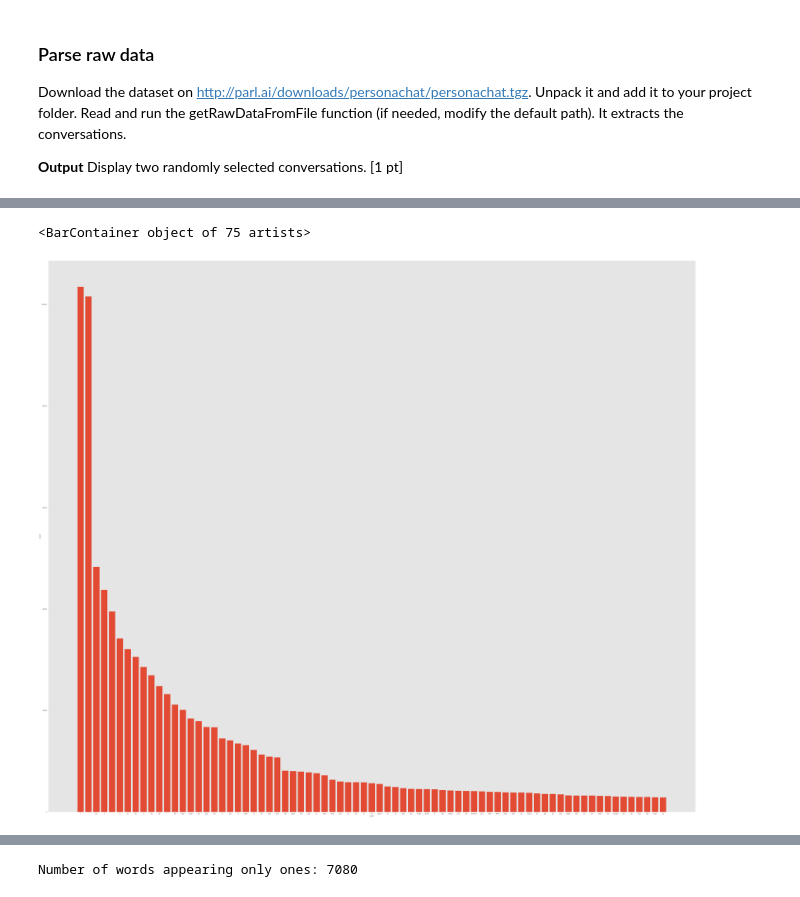
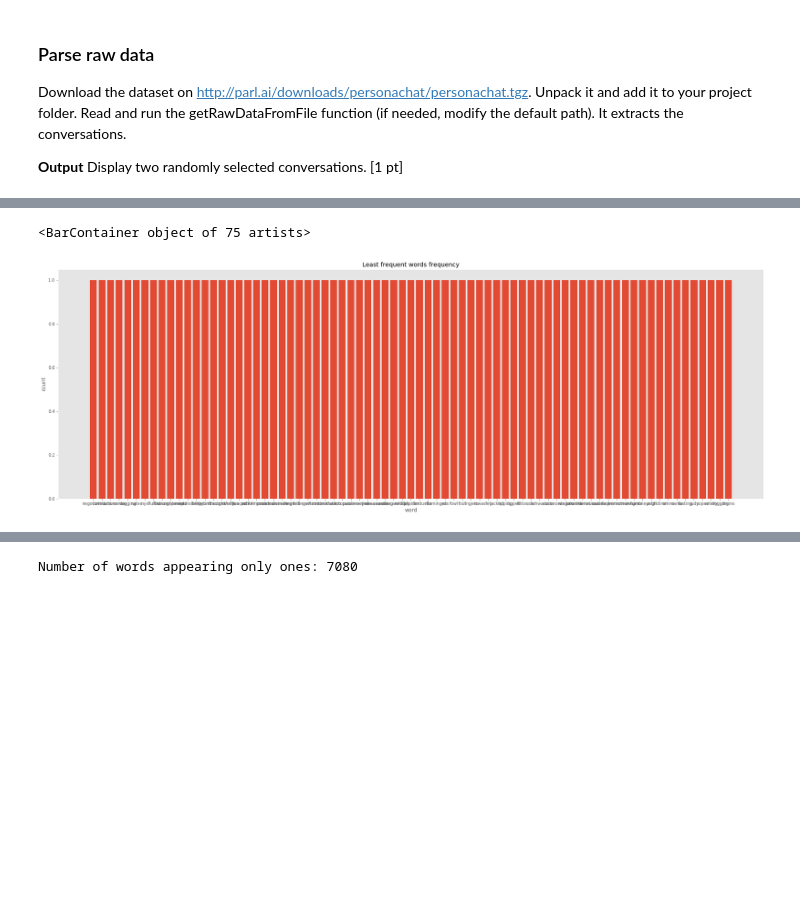
Before and after one commit to mikanikos/ANN-Chatbot, a Jupyter notebook: andrea/miniproject2_ChatBot.ipynb, the cells around one changed output, grey strips where cells are left out. Drawn from its saved outputs; the diff is of its cells as text; code cells hidden in the pictures; blank space fills up the shorter version.

```diff
--- a/andrea/miniproject2_ChatBot.ipynb
+++ b/andrea/miniproject2_ChatBot.ipynb
@@ -165,14 +181,17 @@ values = [i[1] for i in frequent_words]
-# %%
-# Plotting
-plt.figure(figsize=(80,70))
-plt.xlabel("word")
-plt.ylabel("count")
-plt.bar(keys, values)
-# %% [output]
-<BarContainer object of 75 artists>
-[figure, removed]
 # %%
-# Least Frequent words
-unfrequent_words = cnt.most_common()[-76:-1]
+# Get least frequent words
+unfrequent_words = dictionary.most_common()[-76:-1]
+
+# Get words and counts separately
 keys = [i[0] for i in unfrequent_words]
 values = [i[1] for i in unfrequent_words]
+
+# Plotting
+plt.figure(figsize=(30,10))
+plt.title("Least frequent words frequency")
+plt.xlabel("word")
+plt.ylabel("count")
+plt.bar(keys, values)
+# %% [output]
+<BarContainer object of 75 artists>
+[figure, added]
```
Also changed, not shown: parts of 57 cells of this notebook.
